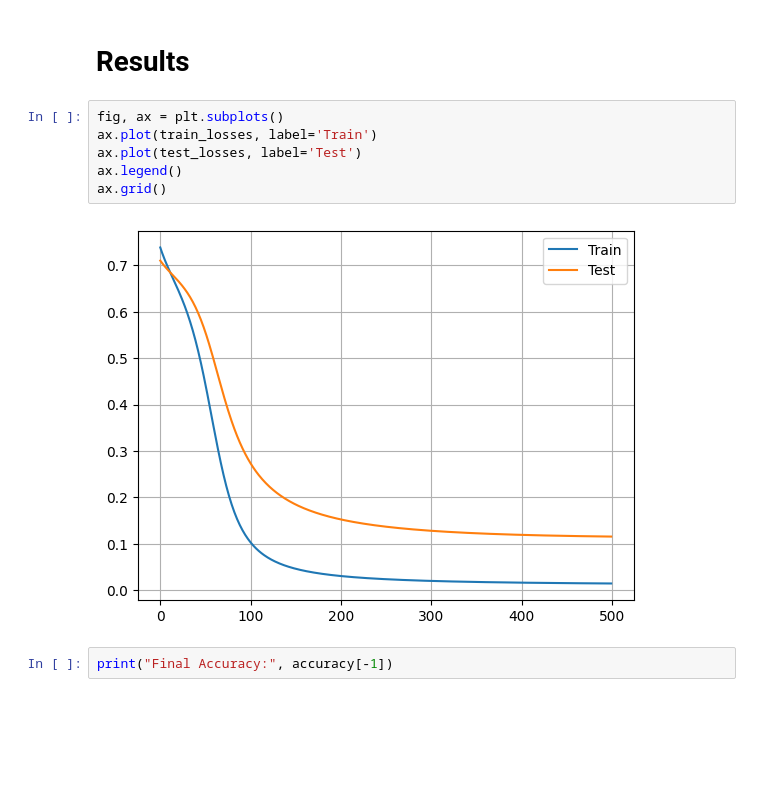
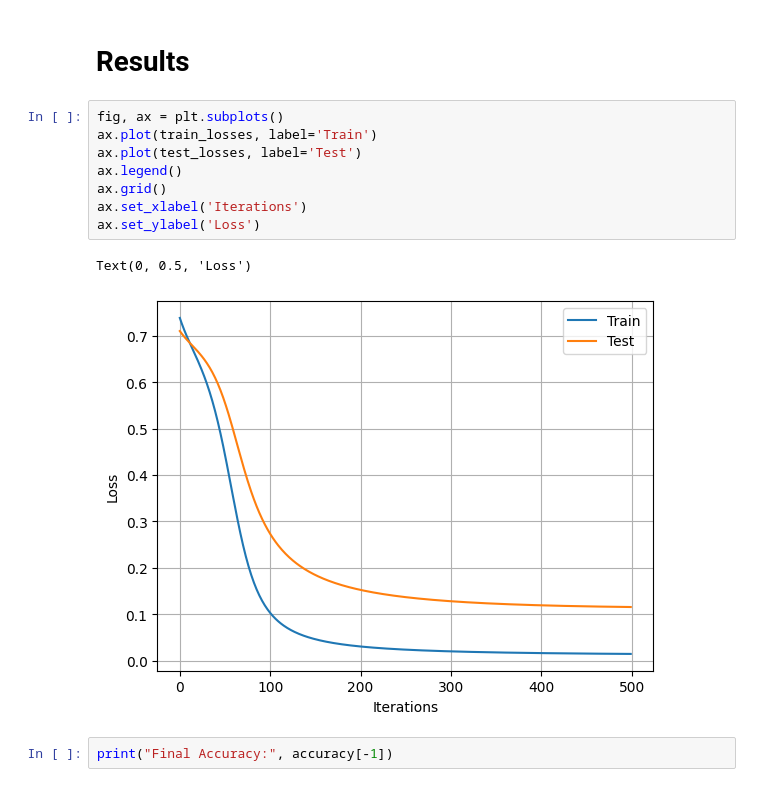
Before and after one commit to Nate-81/GCN_from_scratch, a Jupyter notebook: GNN_from_scratch.ipynb, the cells around one changed output. Cells and saved outputs as stored; diff of their text form; blank space fills up the shorter version.

```diff
--- a/GNN_from_scratch.ipynb
+++ b/GNN_from_scratch.ipynb
@@ -348,11 +363,14 @@ iter: 401, Train Loss: 0.016, Test Loss: 0.119
 # %%
 fig, ax = plt.subplots()
 ax.plot(train_losses, label='Train')
 ax.plot(test_losses, label='Test')
 ax.legend()
 ax.grid()
+ax.set_xlabel('Iterations')
+ax.set_ylabel('Loss')
 # %% [output]
+Text(0, 0.5, 'Loss')
-[figure, old version]
+[figure, new version]
 # %%
 print("Final Accuracy:", accuracy[-1])
 # %% [output]
```
Also changed, not shown: parts of 9 cells of this notebook.
